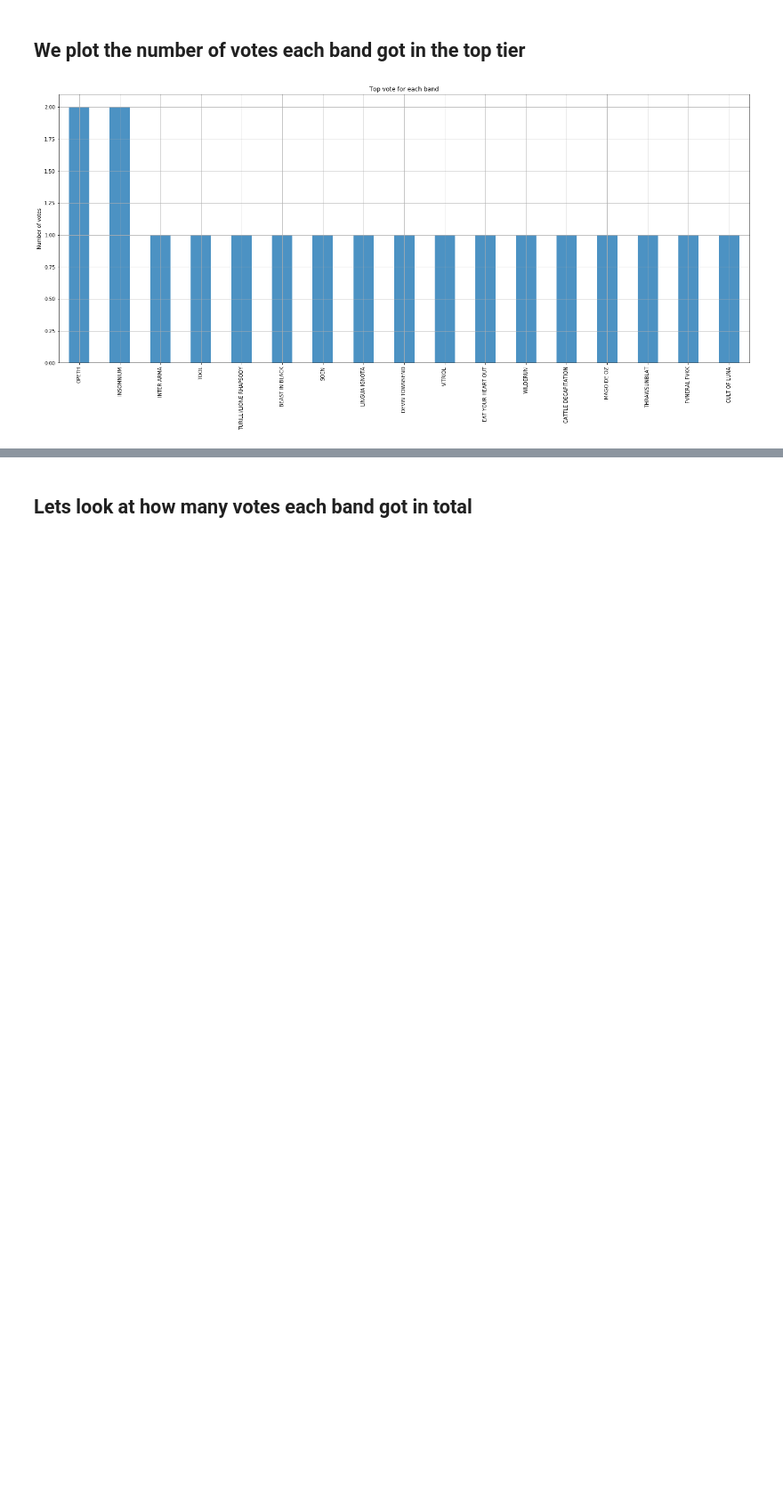
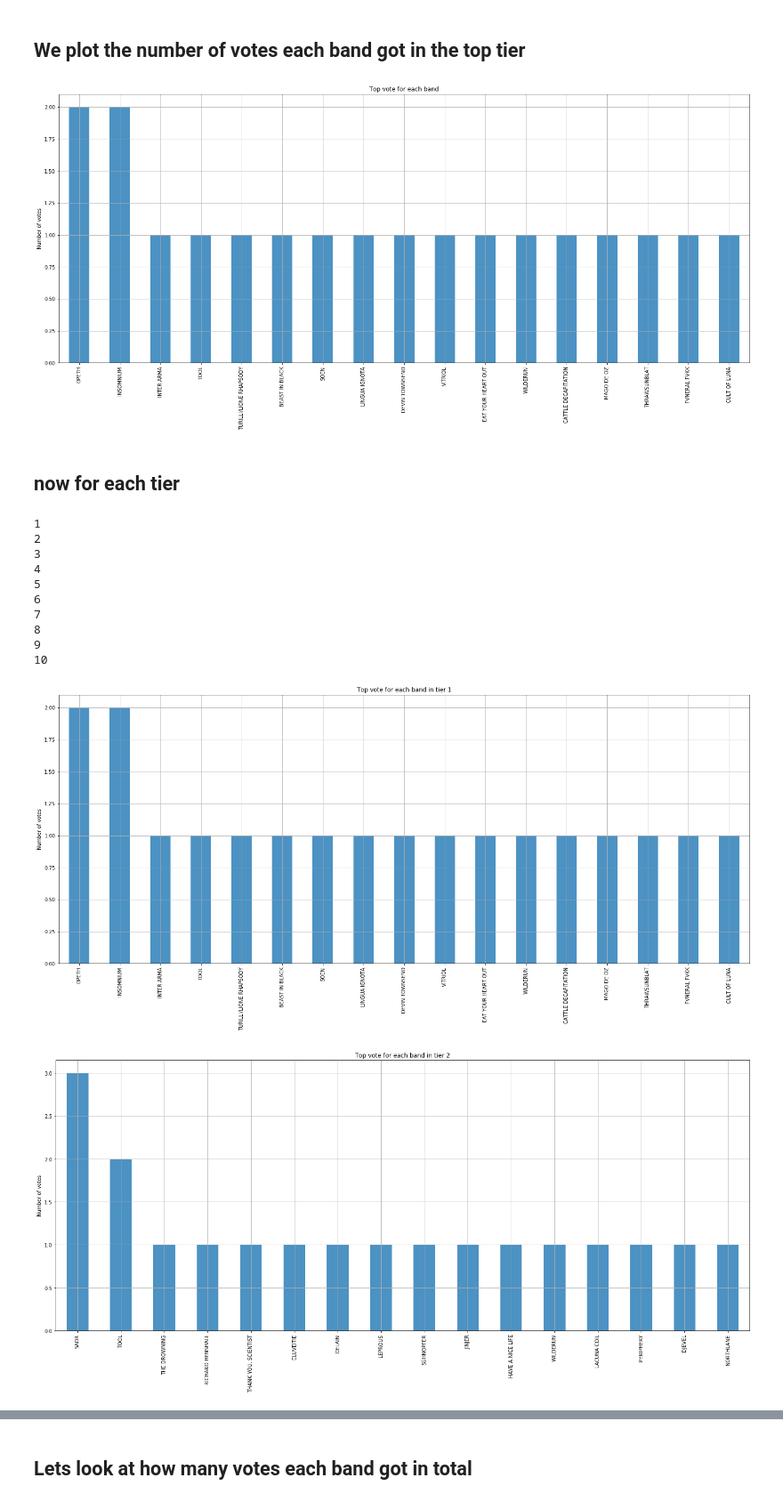
Before and after one commit to marrabld/Neo2019, a Jupyter notebook: data/2019count.ipynb, the cells around one changed output, grey strips where cells are left out. Shown at 89% size. Cells and saved outputs as stored; diff of their text form; code cells hidden in the pictures; blank space fills up the shorter version.

Commit message:
added a few more plots

```diff
--- a/data/2019count.ipynb
+++ b/data/2019count.ipynb
@@ -98,3 +98,27 @@ pylab.ylabel('Number of votes')
 pylab.grid()
 # %% [output]
 [figure]
+# %% [markdown]
+## now for each tier
+# %%
+for ii in range (1,11):
+    print(ii)
+    pylab.figure(figsize=(25,10))
+    band_count_list[ii].plot('bar', alpha=0.8)
+
+    pylab.title(f'Top vote for each band in tier {ii}')
+    pylab.ylabel('Number of votes')
+    pylab.grid()
+# %% [output]
+1
+2
+3
+4
+5
+6
+7
+8
+9
+10
+[figure, added]
+[figure, added]
```
Also changed, not shown: parts of 1 cell of this notebook.
